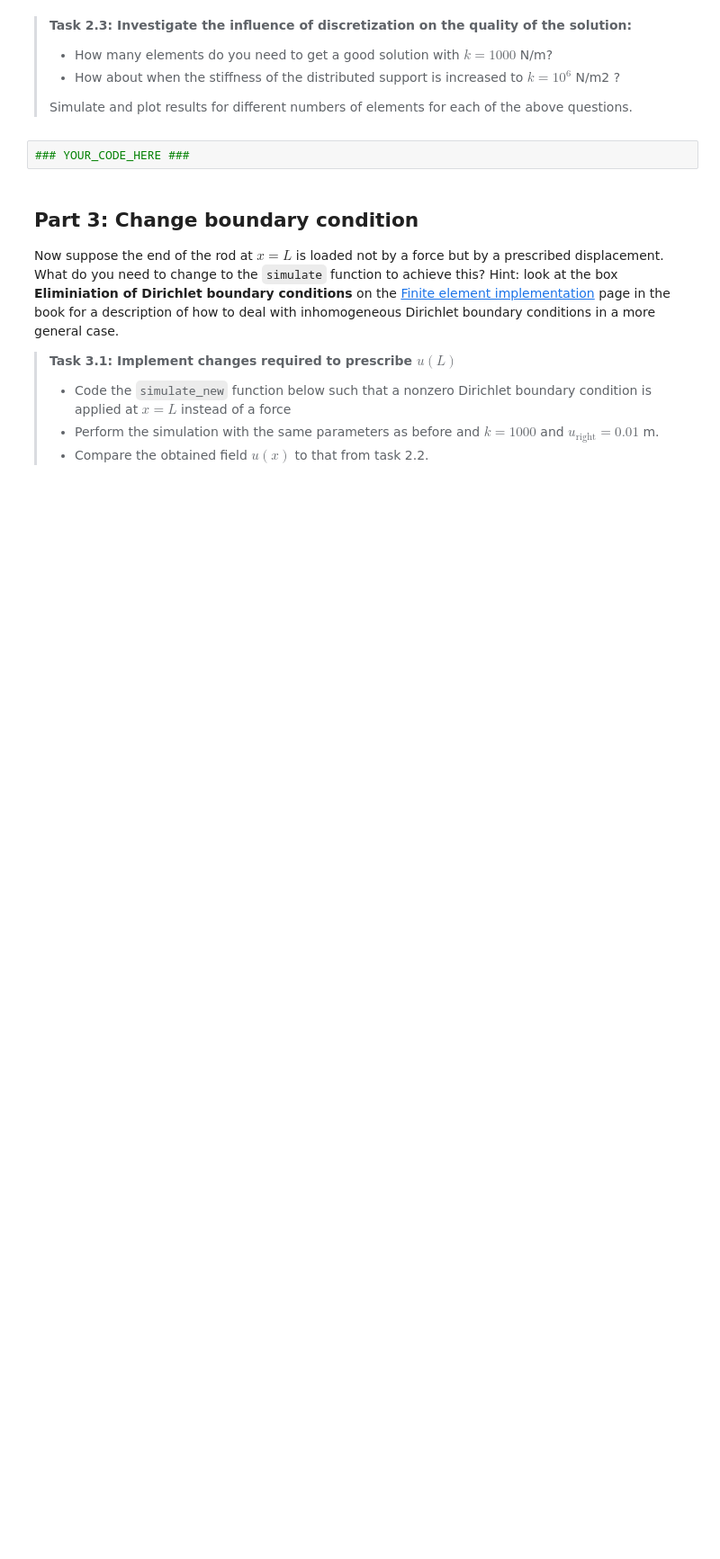
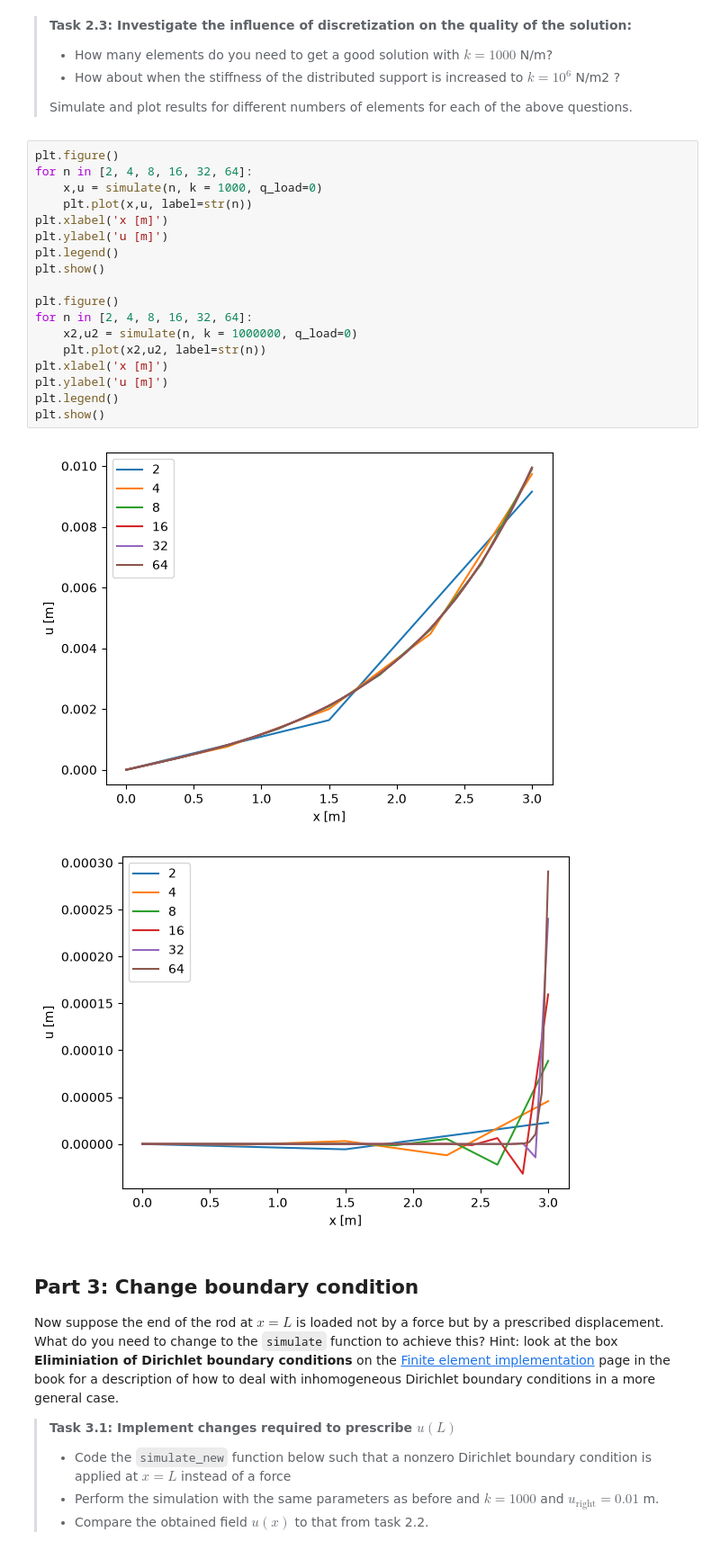
Before and after one commit to candicehabay11/WS2.2, a Jupyter notebook: WS_2_2.ipynb, the cells around one changed output. Shown at 90% size. Cells and saved outputs as stored; diff of their text form; blank space fills up the shorter version.

```diff
--- a/WS_2_2.ipynb
+++ b/WS_2_2.ipynb
@@ -78,7 +243,26 @@ import matplotlib.pyplot as plt
 >
 > Simulate and plot results for different numbers of elements for each of the above questions.
 # %%
-### YOUR_CODE_HERE ###
+plt.figure()
+for n in [2, 4, 8, 16, 32, 64]:
+    x,u = simulate(n, k = 1000, q_load=0)
+    plt.plot(x,u, label=str(n))
+plt.xlabel('x [m]')
+plt.ylabel('u [m]')
+plt.legend()
+plt.show()
+
+plt.figure()
+for n in [2, 4, 8, 16, 32, 64]:
+    x2,u2 = simulate(n, k = 1000000, q_load=0)
+    plt.plot(x2,u2, label=str(n))
+plt.xlabel('x [m]')
+plt.ylabel('u [m]')
+plt.legend()
+plt.show()
+# %% [output]
+[figure, added]
+[figure, added]
 # %% [markdown]
 ## Part 3: Change boundary condition
 
```
Also changed, not shown: parts of 5 cells of this notebook.
